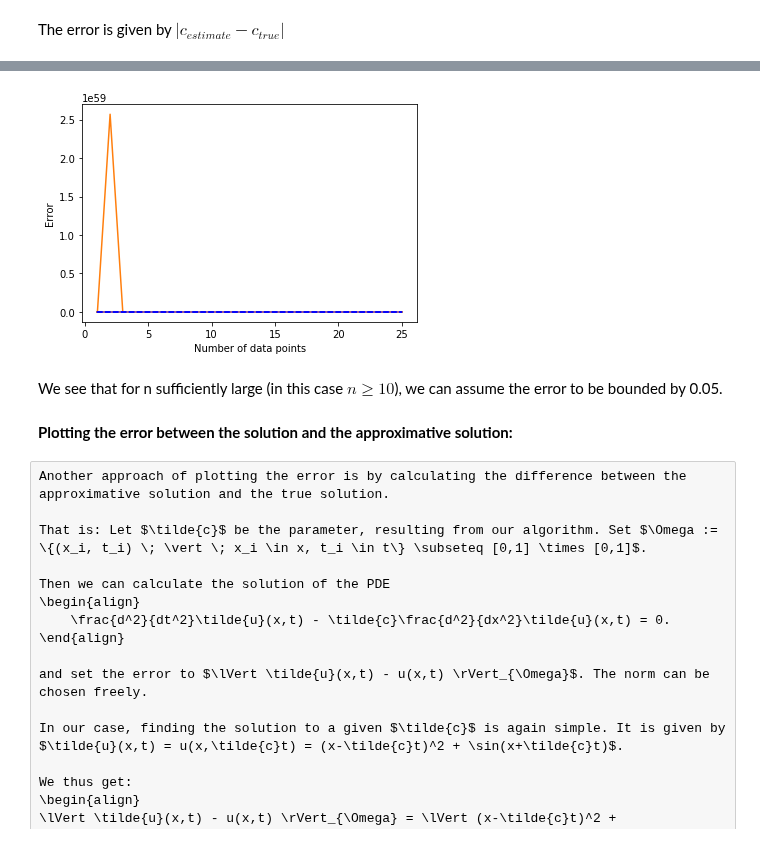
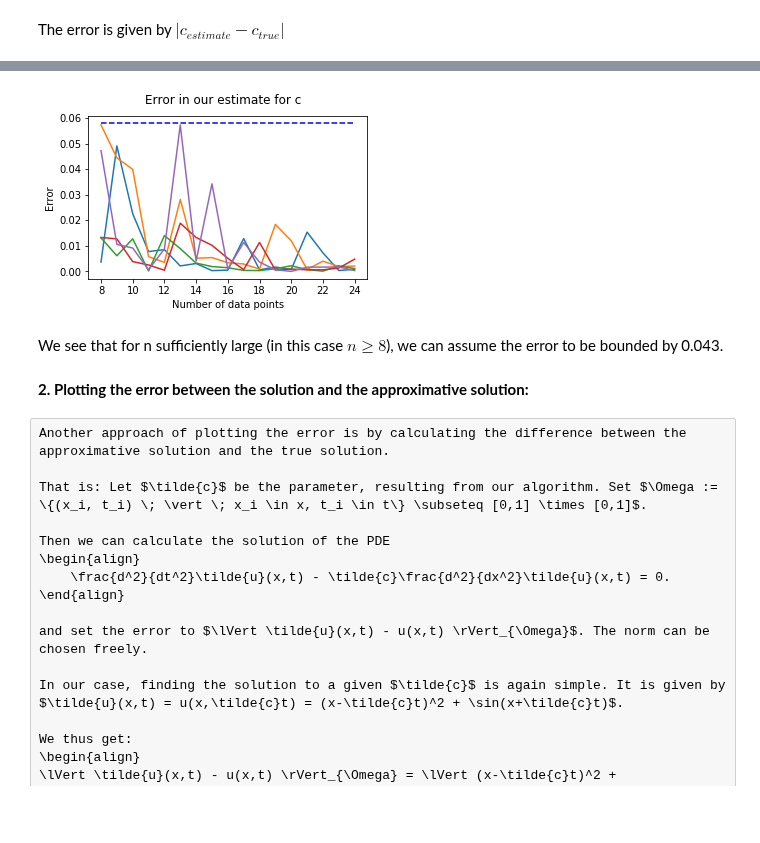
Before and after one commit to ratnania/mlhiphy, a Jupyter notebook: wave_equation/wave_eq_with_analysis.ipynb, the cells around one changed output, grey strips where cells are left out. Saved outputs shown, nothing was run; the diff lists cells and outputs as text; code cells hidden in the pictures; blank space fills up the shorter version.

```diff
--- a/wave_equation/wave_eq_with_analysis.ipynb
+++ b/wave_equation/wave_eq_with_analysis.ipynb
@@ -238,20 +256,28 @@ All in one plot:
 # %%
-lin = np.linspace(1, res.shape[1], res.shape[1])
+lin = np.linspace(8, res.shape[1] - 1, res.shape[1] - 8)
 
-for i in range(res.shape[0]):
-    plt.plot(lin, np.abs(res[i,:] - ones))
-    plt.ylabel('Error')
-    plt.xlabel('Number of data points')
+def show_3(lin, ones, res):
+    plt.figure(figsize=(5,3))
 
-est1 = np.repeat(0.08, len(lin))
-plt.plot(lin, est1, color='blue', linestyle='dashed')
-plt.show()
+    for i in range(res.shape[0]):
+        to_del = np.linspace(0, 7, 8)
+        a_i = np.delete(np.abs(res[i,:] - ones), to_del)
+        plt.plot(lin, a_i)
+        plt.suptitle('Error in our estimate for c')
+        plt.ylabel('Error')
+        plt.xlabel('Number of data points')
+
+    est1 = np.repeat(0.058, len(lin))
+    plt.plot(lin, est1, color='blue', linestyle='dashed')
+    plt.show();
-# %% [output]
-[figure, removed]
+# %%
+show_3(lin, ones, res)
+# %% [output]
+[figure, added]
 # %% [markdown]
-We see that for n sufficiently large (in this case $n \geq 10$), we can assume the error to be bounded by 0.05.
+We see that for n sufficiently large (in this case $n \geq 8$), we can assume the error to be bounded by 0.043.
 # %% [markdown]
-**Plotting the error between the solution and the approximative solution:**
+**2. Plotting the error between the solution and the approximative solution:**
 # %% [raw]
 Another approach of plotting the error is by calculating the difference between the approximative solution and the true solution.
 
```
Also changed, not shown: parts of 19 cells of this notebook.
